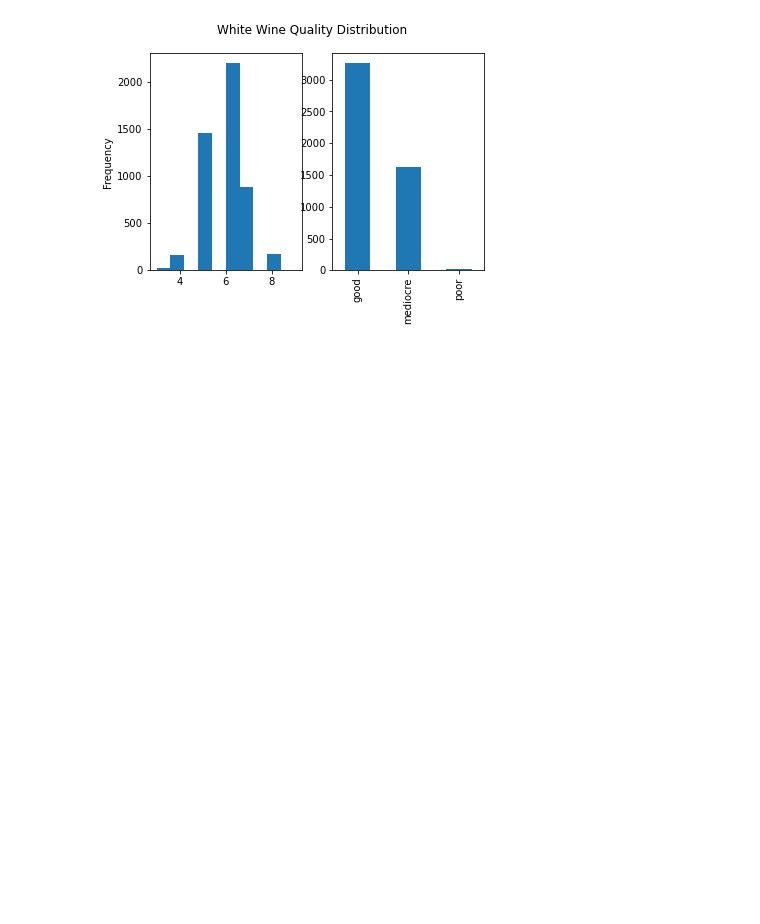
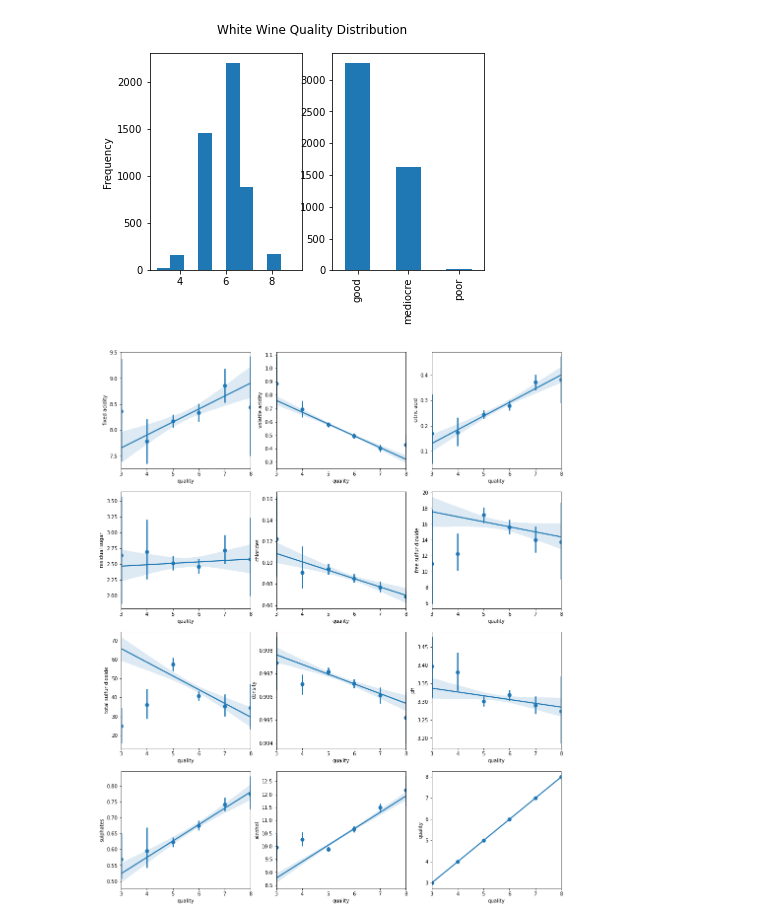
Before and after one commit to IntegratedY/Red-White-Wine, a Jupyter notebook: White Red Wine.ipynb, the cells around one changed output. Cells and saved outputs as stored; diff of their text form; code cells hidden in the pictures; blank space fills up the shorter version.

```diff
--- a/White Red Wine.ipynb
+++ b/White Red Wine.ipynb
@@ -94,3 +94,16 @@ plt.show()
 # %% [output]
 [figure]
 [figure]
+# %%
+col=["fixed acidity", "volatile acidity", 'citric acid', 'residual sugar',
+       'chlorides', 'free sulfur dioxide', 'total sulfur dioxide', 'density',
+       'pH', 'sulphates', 'alcohol', 'quality']
+
+fig, axes = plt.subplots(4, 3, figsize=(16,20))
+i=0
+for x in range(4):
+    for y in range(3):
+        sns.regplot(x="quality", y=col[i], data=redWine, x_estimator=np.mean,ax=axes[x, y])
+        i+=1
+# %% [output]
+[figure, added]
```
Also changed, not shown: parts of 4 cells of this notebook.
